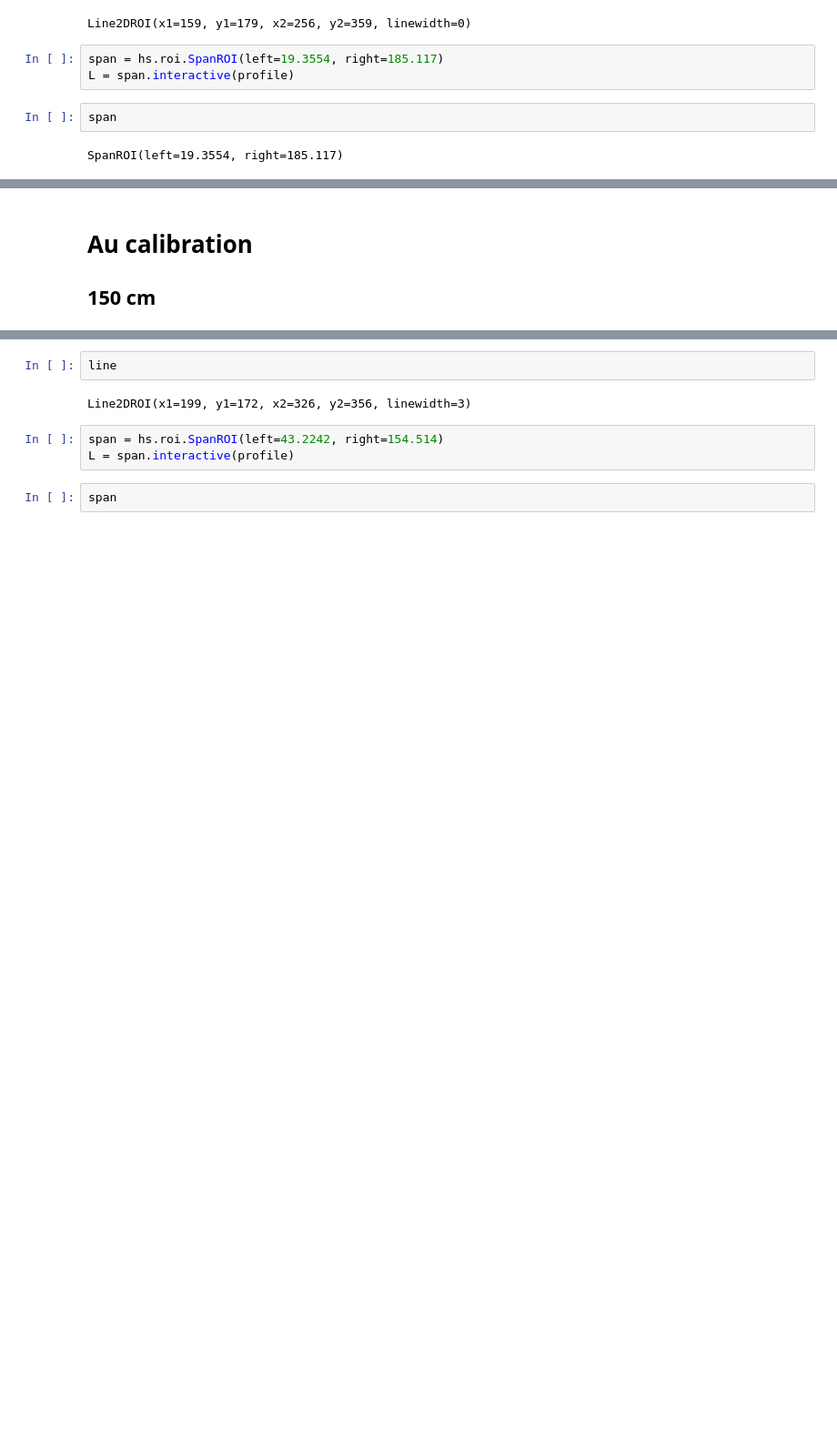
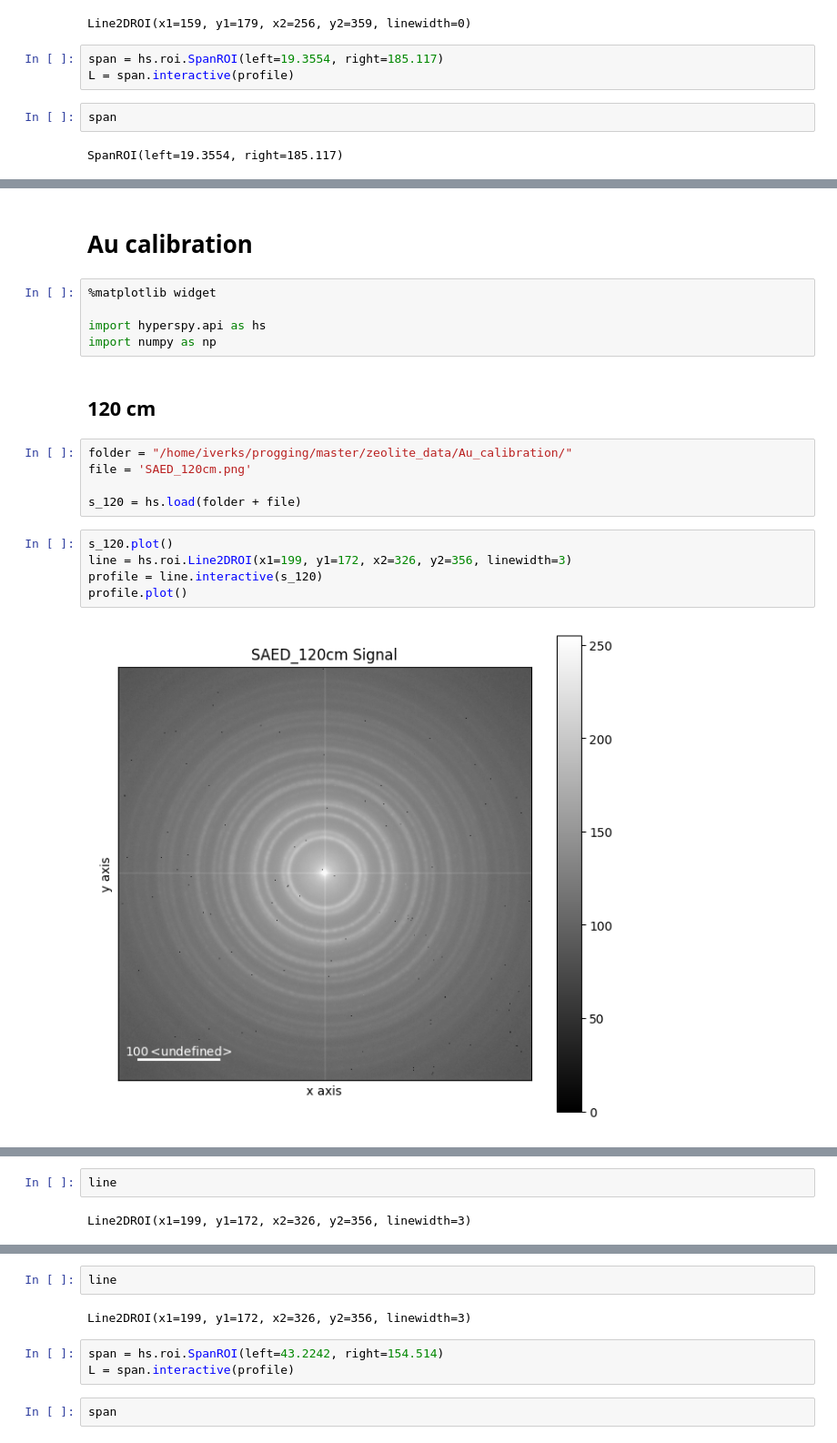
Before and after one commit to iverks/crysm, a Jupyter notebook: calibration.ipynb, the cells around one changed output, grey strips where cells are left out. Shown at 91% size. Cells and saved outputs as stored; diff of their text form; blank space fills up the shorter version.

```diff
--- a/calibration.ipynb
+++ b/calibration.ipynb
@@ -145,5 +145,22 @@ print(scalte)
 0.009549014634313803
 # %% [markdown]
 # Au calibration
-
-## 150 cm
+# %%
+%matplotlib widget
+
+import hyperspy.api as hs
+import numpy as np
+# %% [markdown]
+## 120 cm
+# %%
+folder = "/home/iverks/progging/master/zeolite_data/Au_calibration/"
+file = 'SAED_120cm.png'
+
+s_120 = hs.load(folder + file)
+# %%
+s_120.plot()
+line = hs.roi.Line2DROI(x1=199, y1=172, x2=326, y2=356, linewidth=3)
+profile = line.interactive(s_120)
+profile.plot()
+# %% [output]
+[figure, added]
@@ -149,0 +168,4 @@ print(scalte)
+# %%
+line
+# %% [output]
+Line2DROI(x1=199, y1=172, x2=326, y2=356, linewidth=3)
```
Also changed, not shown: parts of 13 cells of this notebook, 3 other files.
